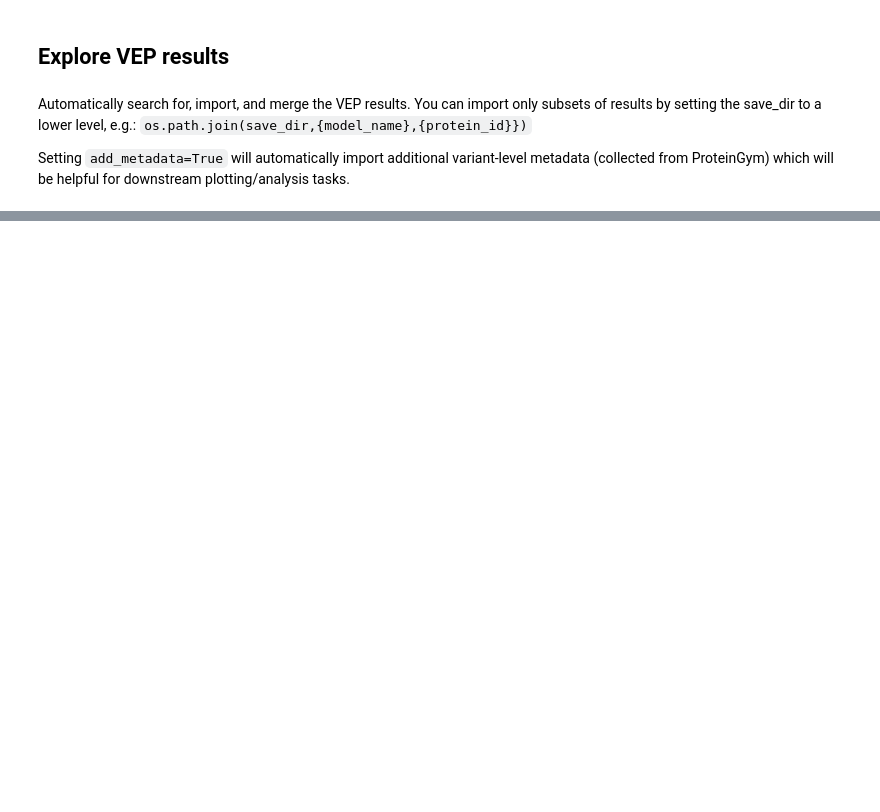
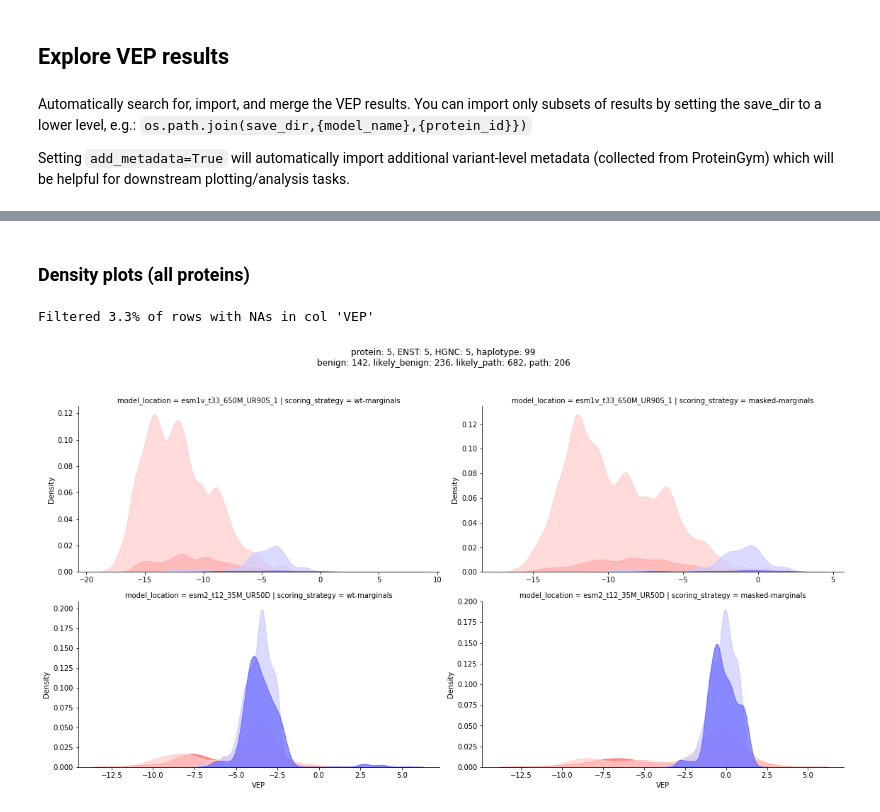
Before and after one commit to bschilder/VEP_protein, a Jupyter notebook: notebooks/VEP.ipynb, the cells around one changed output, grey strips where cells are left out. Cells and saved outputs as stored; diff of their text form; code cells hidden in the pictures; blank space fills up the shorter version.

```diff
--- a/notebooks/VEP.ipynb
+++ b/notebooks/VEP.ipynb
@@ -294,3 +248,11 @@ display(seq_check_df, clinsig_counts, mutant_in_haplotype)
+# %% [markdown]
+### Density plots (all proteins)
+# %%
+ESM.plot_vep_density(vep_df,
+                     multiple='layer')
+# %% [output]
+Filtered 3.3% of rows with NAs in col 'VEP'
+[figure, added]
 # %%
 ESM.plot_vep_violin(vep_df,
                     max_proteins=1,
```
Also changed, not shown: parts of 9 cells of this notebook, 2 other files.
